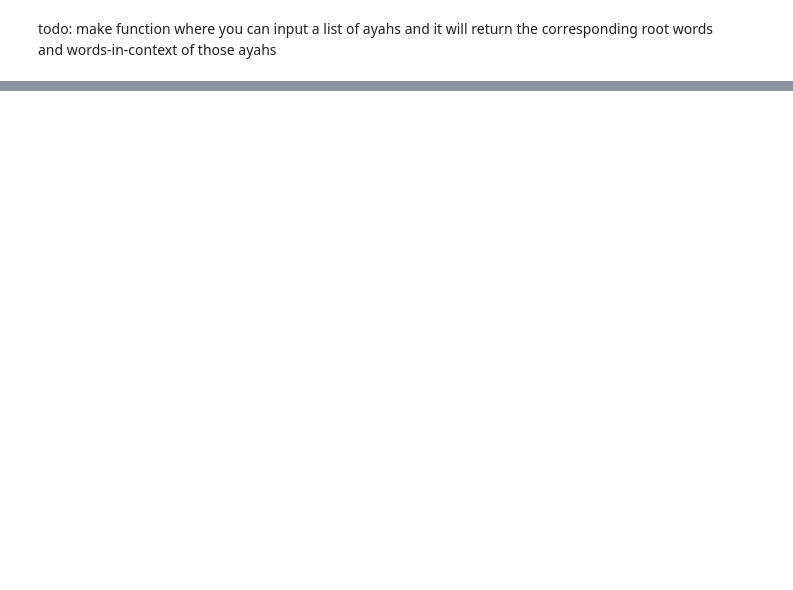
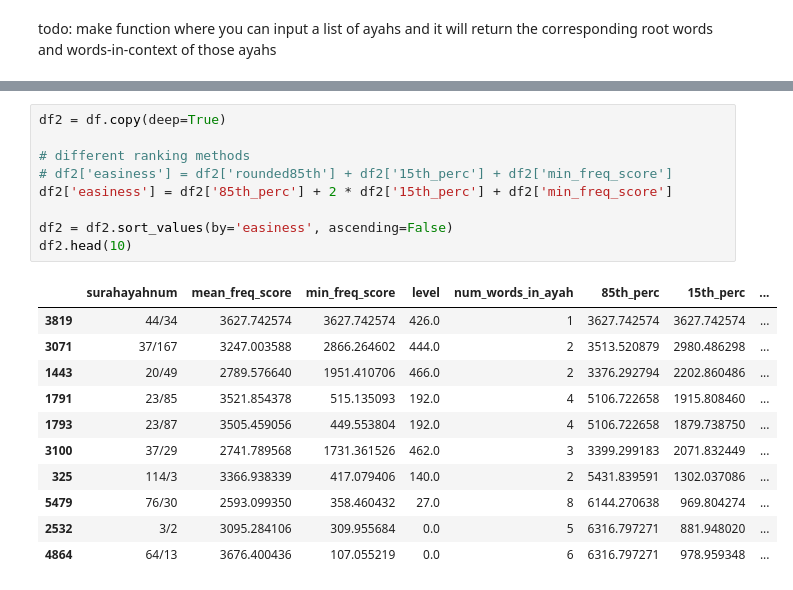
Before and after one commit to sayemmh/project-zayd-api, a Jupyter notebook: make_levels_from_ranked_ayahs.ipynb, the cells around one changed output, grey strips where cells are left out. Saved outputs shown, nothing was run; the diff lists cells and outputs as text; blank space fills up the shorter version.

```diff
--- a/make_levels_from_ranked_ayahs.ipynb
+++ b/make_levels_from_ranked_ayahs.ipynb
@@ -7,0 +17,21 @@ return the corresponding root words and words-in-context of those ayahs
+# %%
+df2 = df.copy(deep=True)
+
+# different ranking methods
+# df2['easiness'] = df2['rounded85th'] + df2['15th_perc'] + df2['min_freq_score']
+df2['easiness'] = df2['85th_perc'] + 2 * df2['15th_perc'] + df2['min_freq_score']
+
+df2 = df2.sort_values(by='easiness', ascending=False)
+df2.head(10)
+# %% [output]
+|  | surahayahnum | mean_freq_score | min_freq_score | level | num_words_in_ayah | 85th_perc | 15th_perc | ... |
+| 3819 | 44/34 | 3627.742574 | 3627.742574 | 426.0 | 1 | 3627.742574 | 3627.742574 | ... |
+| 3071 | 37/167 | 3247.003588 | 2866.264602 | 444.0 | 2 | 3513.520879 | 2980.486298 | ... |
+| 1443 | 20/49 | 2789.576640 | 1951.410706 | 466.0 | 2 | 3376.292794 | 2202.860486 | ... |
+| 1791 | 23/85 | 3521.854378 | 515.135093 | 192.0 | 4 | 5106.722658 | 1915.808460 | ... |
+| 1793 | 23/87 | 3505.459056 | 449.553804 | 192.0 | 4 | 5106.722658 | 1879.738750 | ... |
+| 3100 | 37/29 | 2741.789568 | 1731.361526 | 462.0 | 3 | 3399.299183 | 2071.832449 | ... |
+| 325 | 114/3 | 3366.938339 | 417.079406 | 140.0 | 2 | 5431.839591 | 1302.037086 | ... |
+| 5479 | 76/30 | 2593.099350 | 358.460432 | 27.0 | 8 | 6144.270638 | 969.804274 | ... |
+| 2532 | 3/2 | 3095.284106 | 309.955684 | 0.0 | 5 | 6316.797271 | 881.948020 | ... |
+| 4864 | 64/13 | 3676.400436 | 107.055219 | 0.0 | 6 | 6316.797271 | 978.959348 | ... |
```
Also changed, not shown: parts of 10 cells of this notebook, 1 other file.
